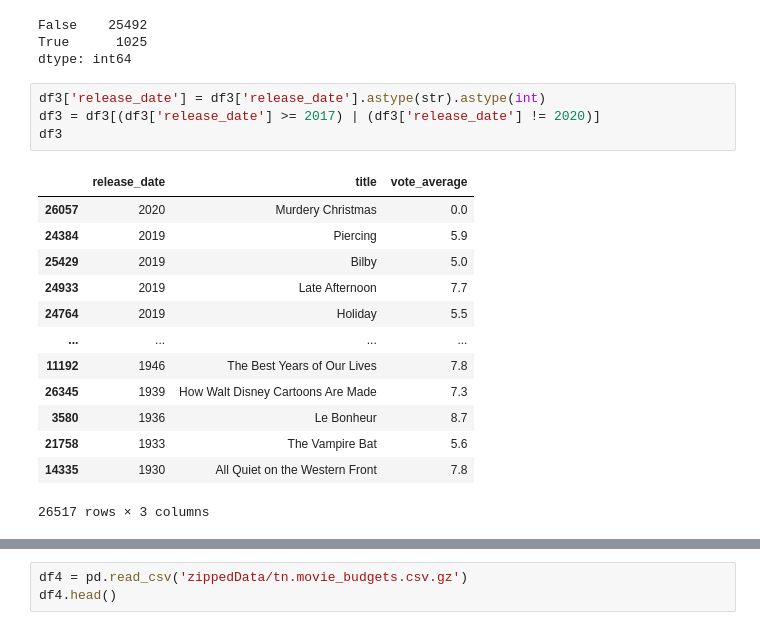
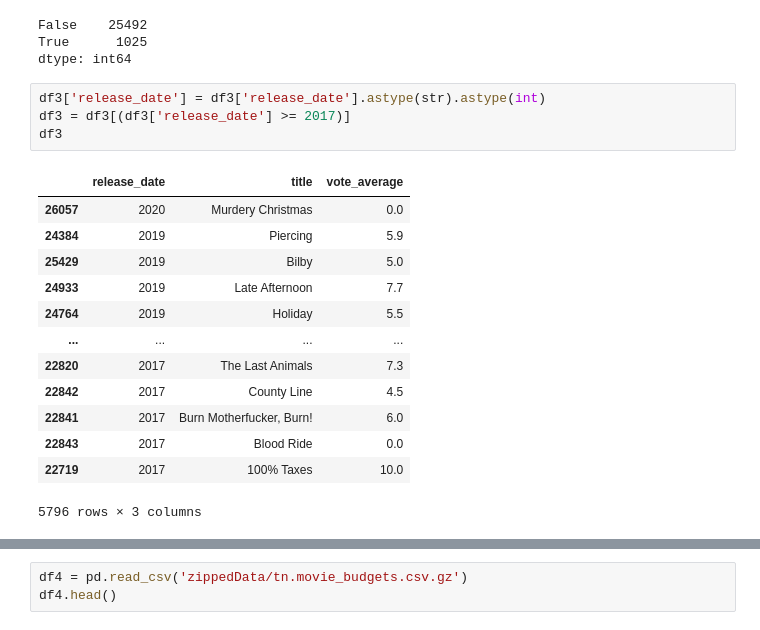
Before and after one commit to VolhaP87/Microsoft_Movie_Analysis, a Jupyter notebook: student.ipynb, the cells around one changed output, grey strips where cells are left out. Drawn from its saved outputs; the diff is of its cells as text.

```diff
--- a/student.ipynb
+++ b/student.ipynb
@@ -194,20 +194,20 @@ True      1025
 dtype: int64
 # %%
 df3['release_date'] = df3['release_date'].astype(str).astype(int)
-df3 = df3[(df3['release_date'] >= 2017) | (df3['release_date'] != 2020)]
+df3 = df3[(df3['release_date'] >= 2017)]
 df3
 # %% [output]
 |  | release_date | title | vote_average |
 | 26057 | 2020 | Murdery Christmas | 0.0 |
 | 24384 | 2019 | Piercing | 5.9 |
 | 25429 | 2019 | Bilby | 5.0 |
 | 24933 | 2019 | Late Afternoon | 7.7 |
 | 24764 | 2019 | Holiday | 5.5 |
 | ... | ... | ... | ... |
-| 11192 | 1946 | The Best Years of Our Lives | 7.8 |
-| 26345 | 1939 | How Walt Disney Cartoons Are Made | 7.3 |
-| 3580 | 1936 | Le Bonheur | 8.7 |
-| 21758 | 1933 | The Vampire Bat | 5.6 |
-| 14335 | 1930 | All Quiet on the Western Front | 7.8 |
+| 22820 | 2017 | The Last Animals | 7.3 |
+| 22842 | 2017 | County Line | 4.5 |
+| 22841 | 2017 | Burn Motherfucker, Burn! | 6.0 |
+| 22843 | 2017 | Blood Ride | 0.0 |
+| 22719 | 2017 | 100% Taxes | 10.0 |
-26517 rows × 3 columns
+5796 rows × 3 columns
 # %%
```
Also changed, not shown: parts of 17 cells of this notebook.
